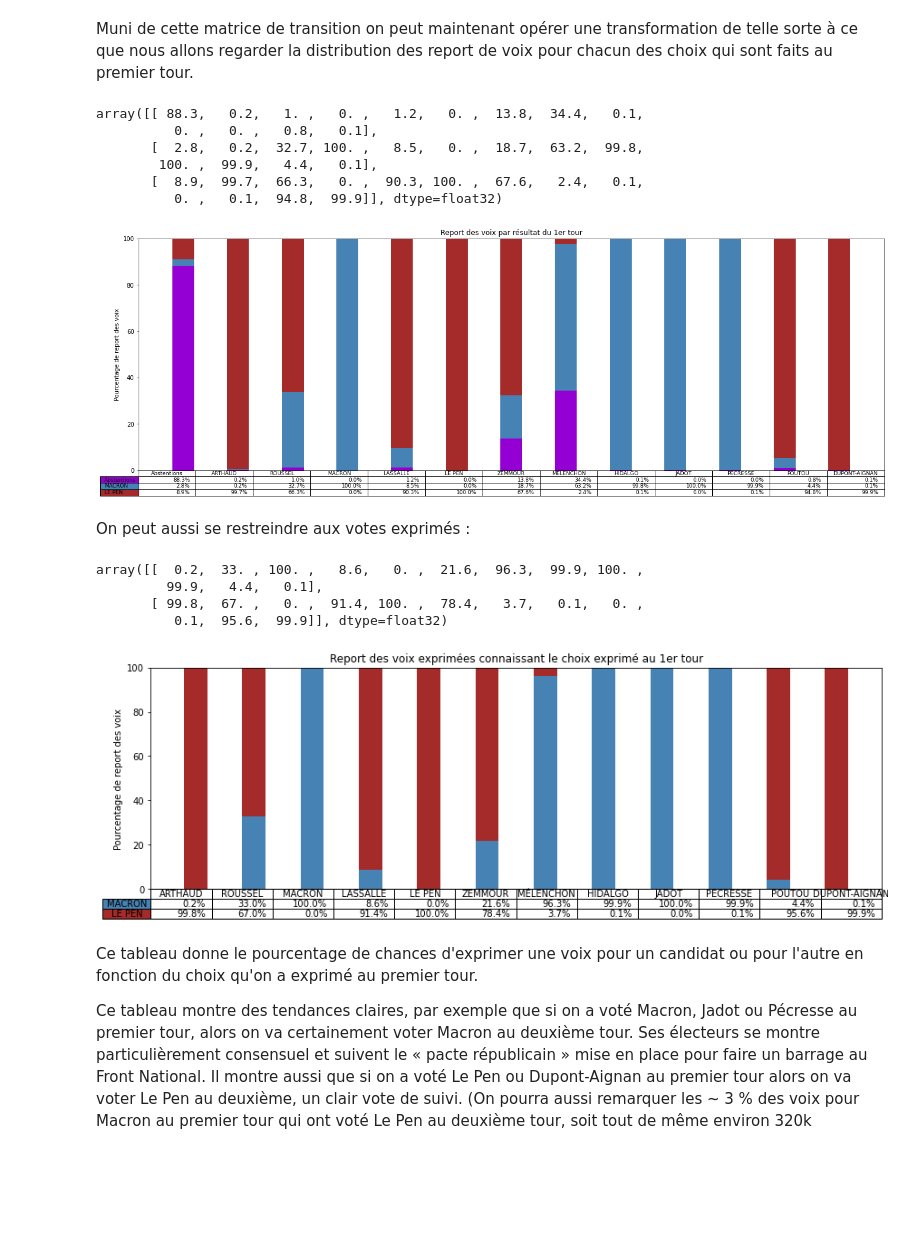
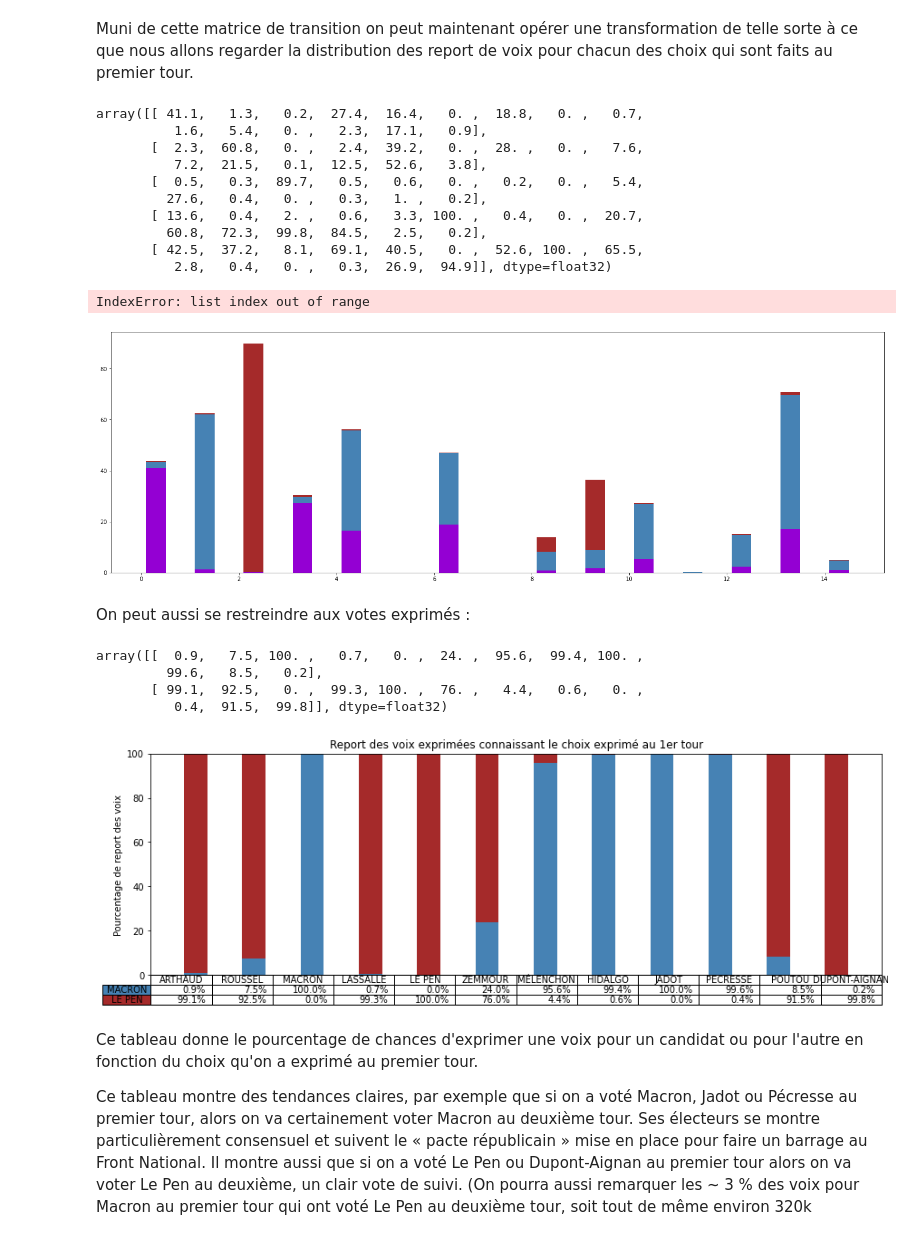
Before and after one commit to laurentperrinet/2022-05-04_transfert-des-voix, a Jupyter notebook: 2022-06-03_transfert-des-voix.ipynb, the cells around one changed output. Saved outputs shown, nothing was run; the diff lists cells and outputs as text; code cells hidden in the pictures; blank space fills up the shorter version.

```diff
--- a/2022-06-03_transfert-des-voix.ipynb
+++ b/2022-06-03_transfert-des-voix.ipynb
@@ -263,5 +263,3 @@ Index(['Nuls', 'Blancs', 'Abstentions', 'ARTHAUD', 'ROUSSEL', 'MACRON',
        'LASSALLE', 'LE PEN', 'ZEMMOUR', 'MÉLENCHON', 'HIDALGO', 'JADOT',
        'PÉCRESSE', 'POUTOU', 'DUPONT-AIGNAN'],
       dtype='object')
-# %%
-df_1 = df_1.drop(columns=['Nuls', 'Blancs'])#, 'Abstentions'])
@@ -423,5 +423,3 @@ ax.set_xlabel('Candidat')
 ax.set_ylabel('pourcentage');
 # %% [output]
 [figure]
-# %%
-df_2 = df_2.drop(columns=['Nuls', 'Blancs'])#, 'Abstentions'])
@@ -743,10 +749,10 @@ Cette divergence est l'équivalent d'une distance dans les espaces de probabilit
 import torch.nn.functional as F
 
 learning_rate = 0.03
-beta1, beta2 = 0.99, 0
+beta1, beta2 = 0.95, 0
 # beta1, beta2 = 0.9, 0.999
-num_epochs = 2 ** 9 + 1
-batch_size = 2 ** 10
+num_epochs = 2 ** 10 + 1
+batch_size = 2 ** 6
 do_optim = False
 do_optim = True
 
@@ -1016,12 +1030,16 @@ MT = M.T
 MT /= MT.sum(axis=0)
 MT*100
 # %% [output]
-array([[ 88.3,   0.2,   1. ,   0. ,   1.2,   0. ,  13.8,  34.4,   0.1,
-          0. ,   0. ,   0.8,   0.1],
-       [  2.8,   0.2,  32.7, 100. ,   8.5,   0. ,  18.7,  63.2,  99.8,
-        100. ,  99.9,   4.4,   0.1],
-       [  8.9,  99.7,  66.3,   0. ,  90.3, 100. ,  67.6,   2.4,   0.1,
-          0. ,   0.1,  94.8,  99.9]], dtype=float32)
+array([[ 41.1,   1.3,   0.2,  27.4,  16.4,   0. ,  18.8,   0. ,   0.7,
+          1.6,   5.4,   0. ,   2.3,  17.1,   0.9],
+       [  2.3,  60.8,   0. ,   2.4,  39.2,   0. ,  28. ,   0. ,   7.6,
+          7.2,  21.5,   0.1,  12.5,  52.6,   3.8],
+       [  0.5,   0.3,  89.7,   0.5,   0.6,   0. ,   0.2,   0. ,   5.4,
+         27.6,   0.4,   0. ,   0.3,   1. ,   0.2],
+       [ 13.6,   0.4,   2. ,   0.6,   3.3, 100. ,   0.4,   0. ,  20.7,
+         60.8,  72.3,  99.8,  84.5,   2.5,   0.2],
+       [ 42.5,  37.2,   8.1,  69.1,  40.5,   0. ,  52.6, 100. ,  65.5,
+          2.8,   0.4,   0. ,   0.3,  26.9,  94.9]], dtype=float32)
 # %%
 fig, ax = plt.subplots(figsize=(25, 8))
 
@@ -1061,23 +1079,25 @@ plt.yticks(np.linspace(0, 100, 6, endpoint=True))
 plt.xticks([])
 plt.title("Report des voix par résultat du 1er tour");
 # %% [output]
+IndexError: list index out of range
-[figure, old version]
+[figure, new version]
 # %% [markdown]
 On peut aussi se restreindre aux votes exprimés :
 # %%
-MT = M[1:, 1:].T
+shift = 3
+MT = M[shift:, shift:].T
 MT /= MT.sum(axis=0)
 MT*100
 # %% [output]
-array([[  0.2,  33. , 100. ,   8.6,   0. ,  21.6,  96.3,  99.9, 100. ,
-         99.9,   4.4,   0.1],
-       [ 99.8,  67. ,   0. ,  91.4, 100. ,  78.4,   3.7,   0.1,   0. ,
-          0.1,  95.6,  99.9]], dtype=float32)
+array([[  0.9,   7.5, 100. ,   0.7,   0. ,  24. ,  95.6,  99.4, 100. ,
+         99.6,   8.5,   0.2],
+       [ 99.1,  92.5,   0. ,  99.3, 100. ,  76. ,   4.4,   0.6,   0. ,
+          0.4,  91.5,  99.8]], dtype=float32)
 # %%
 fig, ax = plt.subplots(figsize=(16, 5))
 
-columns = df_1.columns[1:]
-rows = df_2.columns[1:]
+columns = df_1.columns[shift:]
+rows = df_2.columns[shift:]
 
 # named colors: https://matplotlib.org/stable/gallery/color/named_colors.html
 colors = ['steelblue', 'brown' ]
@@ -1086,34 +1106,34 @@ n_rows = len(rows)
 index = np.arange(len(columns)) + 0.3
 bar_width = 0.4
 
 # Initialize the vertical-offset for the stacked bar chart.
 y_offset = np.zeros(len(columns))
 
 # Plot bars and create text labels for the table
 cell_text = []
 for row in range(n_rows):
     ax.bar(index, MT[row]*100, bar_width, bottom=y_offset, color=colors[row], linewidth=1)
     y_offset = y_offset + MT[row]*100
     cell_text.append([f'{x*100:1.1f}%' for x in MT[row]])
 ax.set_ylim(0, 100)
 # Add a table at the bottom of the axes
 the_table = ax.table(cellText=cell_text, colLoc='center',
                       rowLabels=rows, rowLoc='center',
                       rowColours=colors,
                       colLabels=columns,
                       loc='bottom')
 the_table.auto_set_font_size(False)
 the_table.set_fontsize(10)
 # Adjust layout to make room for the table:
 plt.subplots_adjust(left=0.2, bottom=0.2)
 
 plt.ylabel("Pourcentage de report des voix")
 plt.yticks(np.linspace(0, 100, 6, endpoint=True))
 plt.xticks([])
 plt.title("Report des voix exprimées connaissant le choix exprimé au 1er tour")
 plt.savefig('2022-05-23_transfert-des-voix.png');
 # %% [output]
-[figure, old version]
+[figure, new version]
 # %% [markdown]
 Ce tableau donne le pourcentage de chances d'exprimer une voix pour un candidat ou pour l'autre en fonction du choix qu'on a exprimé au premier tour.
 
```
Also changed, not shown: parts of 41 cells of this notebook, 1 other file.
